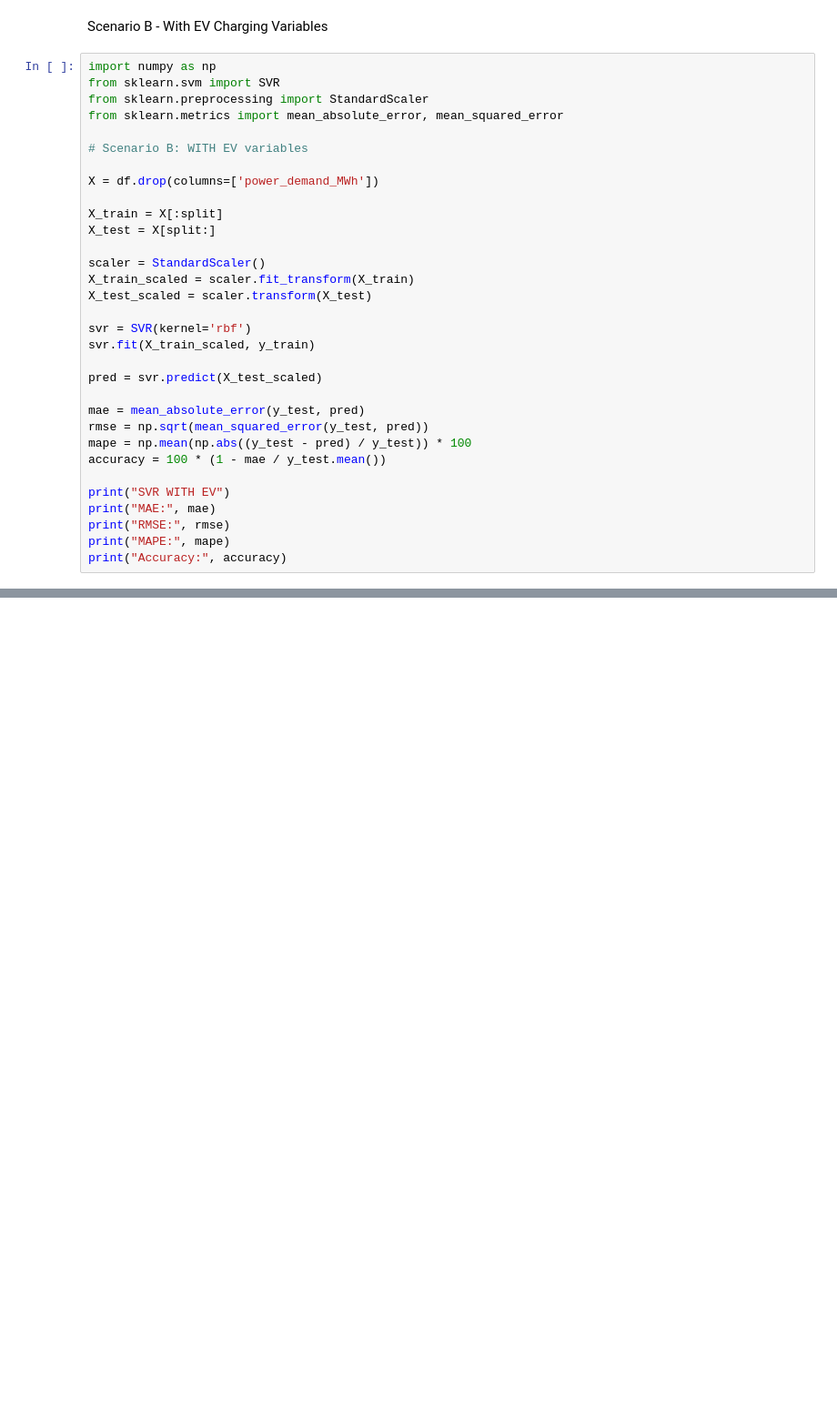
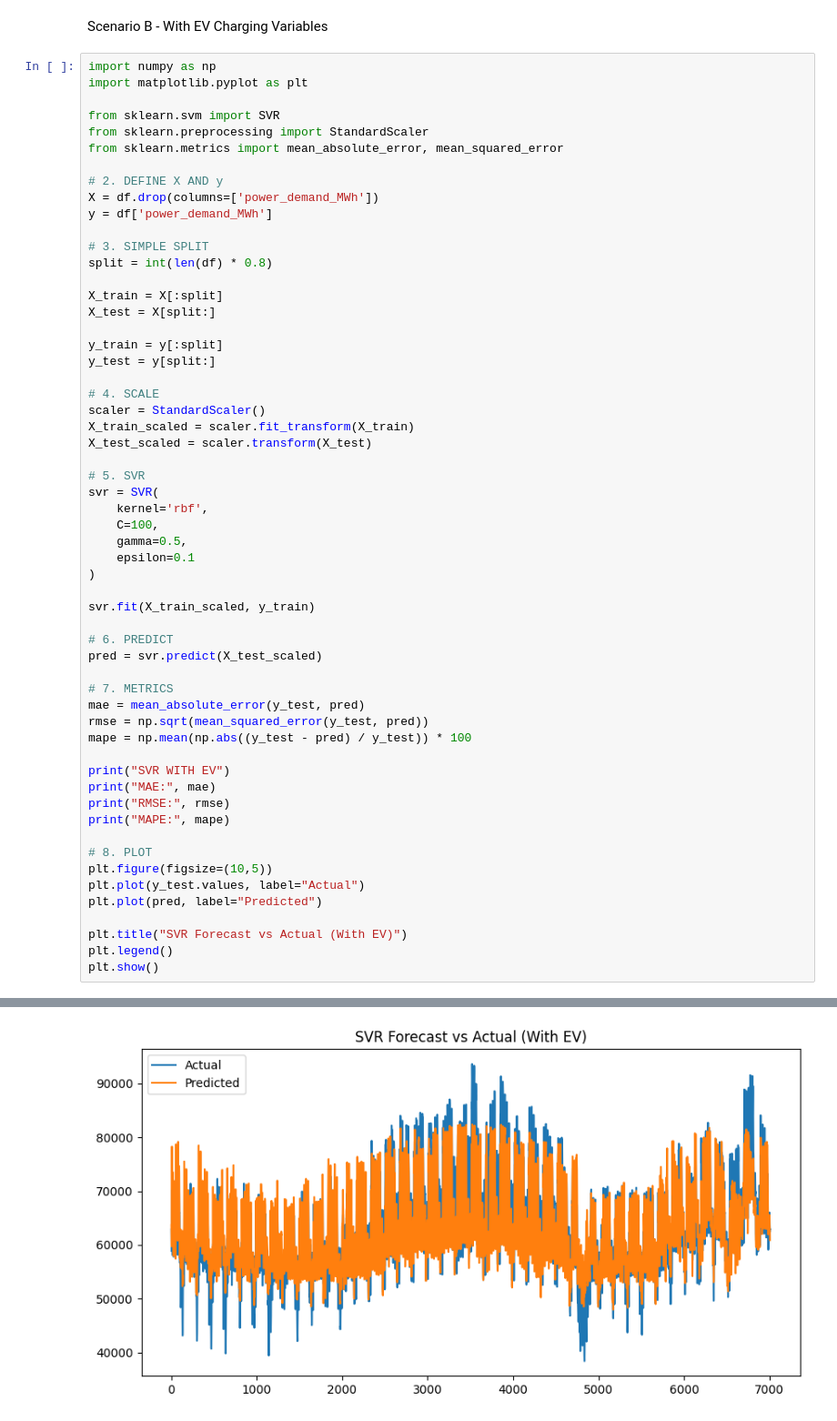
Before and after one commit to chevalier08/CST3390-Individual-Project, a Jupyter notebook: EV_data_analysis.ipynb, the cells around one changed output, grey strips where cells are left out. Shown at 91% size. Drawn from its saved outputs; the diff is of its cells as text; blank space fills up the shorter version.

```diff
--- a/EV_data_analysis.ipynb
+++ b/EV_data_analysis.ipynb
@@ -350,35 +393,60 @@ Accuracy: 88.8956800295282
 Scenario B - With EV Charging Variables
 # %%
 import numpy as np
+import matplotlib.pyplot as plt
+
 from sklearn.svm import SVR
 from sklearn.preprocessing import StandardScaler
 from sklearn.metrics import mean_absolute_error, mean_squared_error
 
-# Scenario B: WITH EV variables
+# 2. DEFINE X AND y
+X = df.drop(columns=['power_demand_MWh'])
+y = df['power_demand_MWh']
 
-X = df.drop(columns=['power_demand_MWh'])
+# 3. SIMPLE SPLIT
+split = int(len(df) * 0.8)
 
 X_train = X[:split]
 X_test = X[split:]
 
+y_train = y[:split]
+y_test = y[split:]
+
+# 4. SCALE
 scaler = StandardScaler()
 X_train_scaled = scaler.fit_transform(X_train)
 X_test_scaled = scaler.transform(X_test)
 
-svr = SVR(kernel='rbf')
+# 5. SVR
+svr = SVR(
+    kernel='rbf',
+    C=100,
+    gamma=0.5,
+    epsilon=0.1
+)
+
 svr.fit(X_train_scaled, y_train)
 
+# 6. PREDICT
 pred = svr.predict(X_test_scaled)
 
+# 7. METRICS
 mae = mean_absolute_error(y_test, pred)
 rmse = np.sqrt(mean_squared_error(y_test, pred))
 mape = np.mean(np.abs((y_test - pred) / y_test)) * 100
-accuracy = 100 * (1 - mae / y_test.mean())
 
 print("SVR WITH EV")
 print("MAE:", mae)
 print("RMSE:", rmse)
 print("MAPE:", mape)
-print("Accuracy:", accuracy)
+
+# 8. PLOT
+plt.figure(figsize=(10,5))
+plt.plot(y_test.values, label="Actual")
+plt.plot(pred, label="Predicted")
+
+plt.title("SVR Forecast vs Actual (With EV)")
+plt.legend()
+plt.show()
 # %% [output]
 SVR WITH EV
@@ -388,0 +456 @@ Accuracy: 89.43053292044823
+[figure, added]
```
Also changed, not shown: parts of 9 cells of this notebook.
